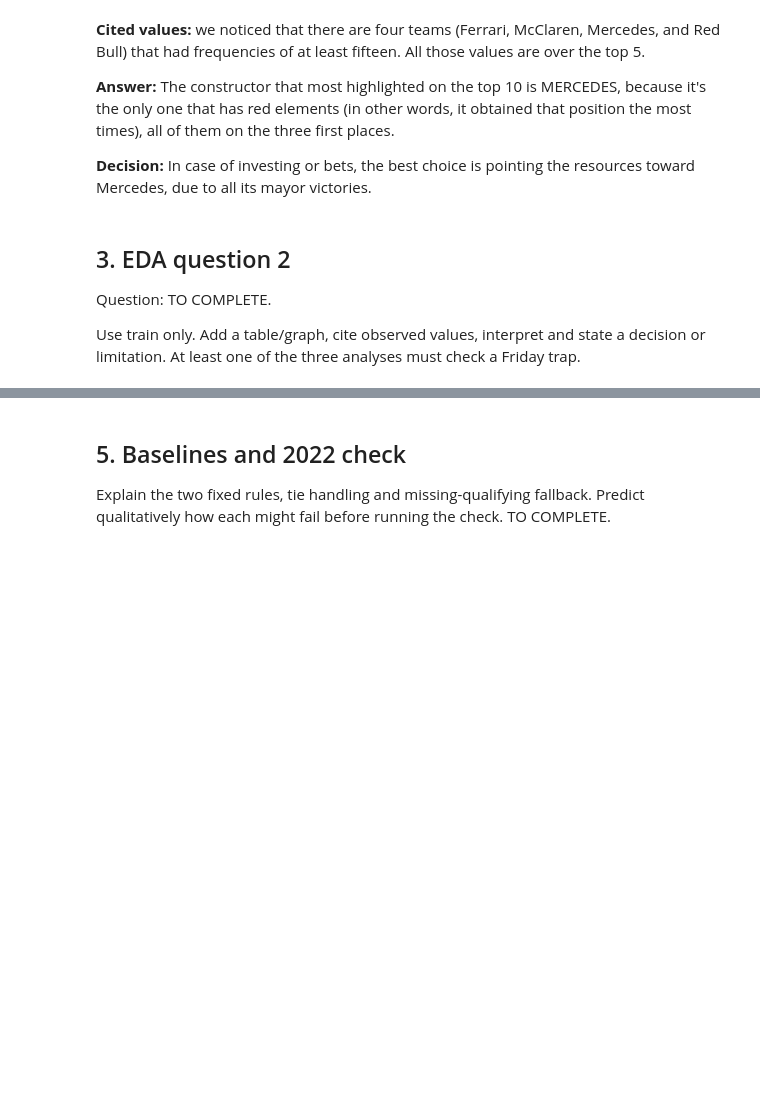
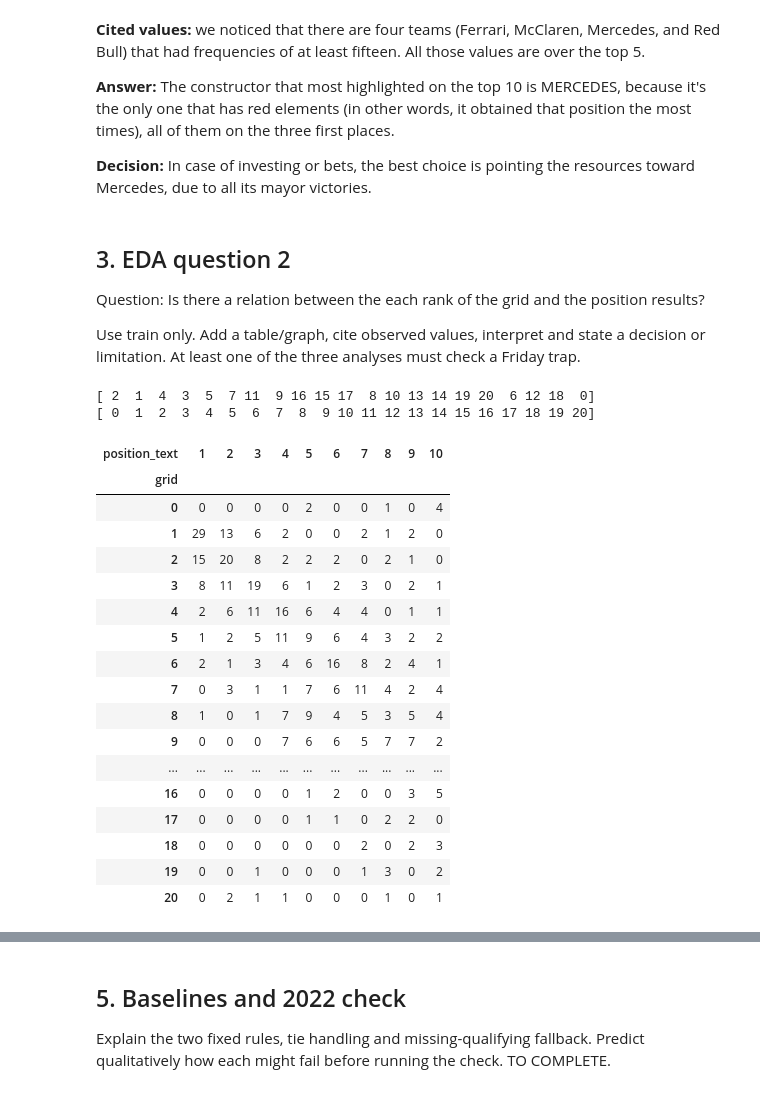
Before and after one commit to skypeceo/Lab_01_IA_Workshop, a Jupyter notebook: labs/lab_01/Lab01_EDA_Baselines_Student_v1.ipynb, the cells around one changed output, grey strips where cells are left out. Cells and saved outputs as stored; diff of their text form; code cells hidden in the pictures; blank space fills up the shorter version.

```diff
--- a/labs/lab_01/Lab01_EDA_Baselines_Student_v1.ipynb
+++ b/labs/lab_01/Lab01_EDA_Baselines_Student_v1.ipynb
@@ -235,8 +235,40 @@ plt.show()
 **Decision:** In case of investing or bets, the best choice is pointing the resources toward Mercedes, due to all its mayor victories.
 # %% [markdown]
 ## 3. EDA question 2
-Question: TO COMPLETE.
+Question: Is there a relation between the each rank of the grid and the position results?
 
 Use train only. Add a table/graph, cite observed values, interpret and state a decision or limitation. At least one of the three analyses must check a Friday trap.
 # %%
 # Add your train-only analysis here.
+# # Step 1: extracting relevant data to study
+grids = train['grid'].unique()
+print(grids)
+grids.sort()
+print(grids)
+# %% [output]
+[ 2  1  4  3  5  7 11  9 16 15 17  8 10 13 14 19 20  6 12 18  0]
+[ 0  1  2  3  4  5  6  7  8  9 10 11 12 13 14 15 16 17 18 19 20]
+# %%
+# Step 2: matching the two variables
+trainGrid = pd.crosstab(train['grid'], train['position_text'])
+trainGrid1 = trainGrid[positionstxt10]
+display(trainGrid1)
+# %% [output]
+| position_text | 1 | 2 | 3 | 4 | 5 | 6 | 7 | 8 | 9 | 10 |
+| grid |  |  |  |  |  |  |  |  |  |  |
+| 0 | 0 | 0 | 0 | 0 | 2 | 0 | 0 | 1 | 0 | 4 |
+| 1 | 29 | 13 | 6 | 2 | 0 | 0 | 2 | 1 | 2 | 0 |
+| 2 | 15 | 20 | 8 | 2 | 2 | 2 | 0 | 2 | 1 | 0 |
+| 3 | 8 | 11 | 19 | 6 | 1 | 2 | 3 | 0 | 2 | 1 |
+| 4 | 2 | 6 | 11 | 16 | 6 | 4 | 4 | 0 | 1 | 1 |
+| 5 | 1 | 2 | 5 | 11 | 9 | 6 | 4 | 3 | 2 | 2 |
+| 6 | 2 | 1 | 3 | 4 | 6 | 16 | 8 | 2 | 4 | 1 |
+| 7 | 0 | 3 | 1 | 1 | 7 | 6 | 11 | 4 | 2 | 4 |
+| 8 | 1 | 0 | 1 | 7 | 9 | 4 | 5 | 3 | 5 | 4 |
+| 9 | 0 | 0 | 0 | 7 | 6 | 6 | 5 | 7 | 7 | 2 |
+| ... | ... | ... | ... | ... | ... | ... | ... | ... | ... | ... |
+| 16 | 0 | 0 | 0 | 0 | 1 | 2 | 0 | 0 | 3 | 5 |
+| 17 | 0 | 0 | 0 | 0 | 1 | 1 | 0 | 2 | 2 | 0 |
+| 18 | 0 | 0 | 0 | 0 | 0 | 0 | 2 | 0 | 2 | 3 |
+| 19 | 0 | 0 | 1 | 0 | 0 | 0 | 1 | 3 | 0 | 2 |
+| 20 | 0 | 2 | 1 | 1 | 0 | 0 | 0 | 1 | 0 | 1 |
```
Also changed, not shown: parts of 5 cells of this notebook.
